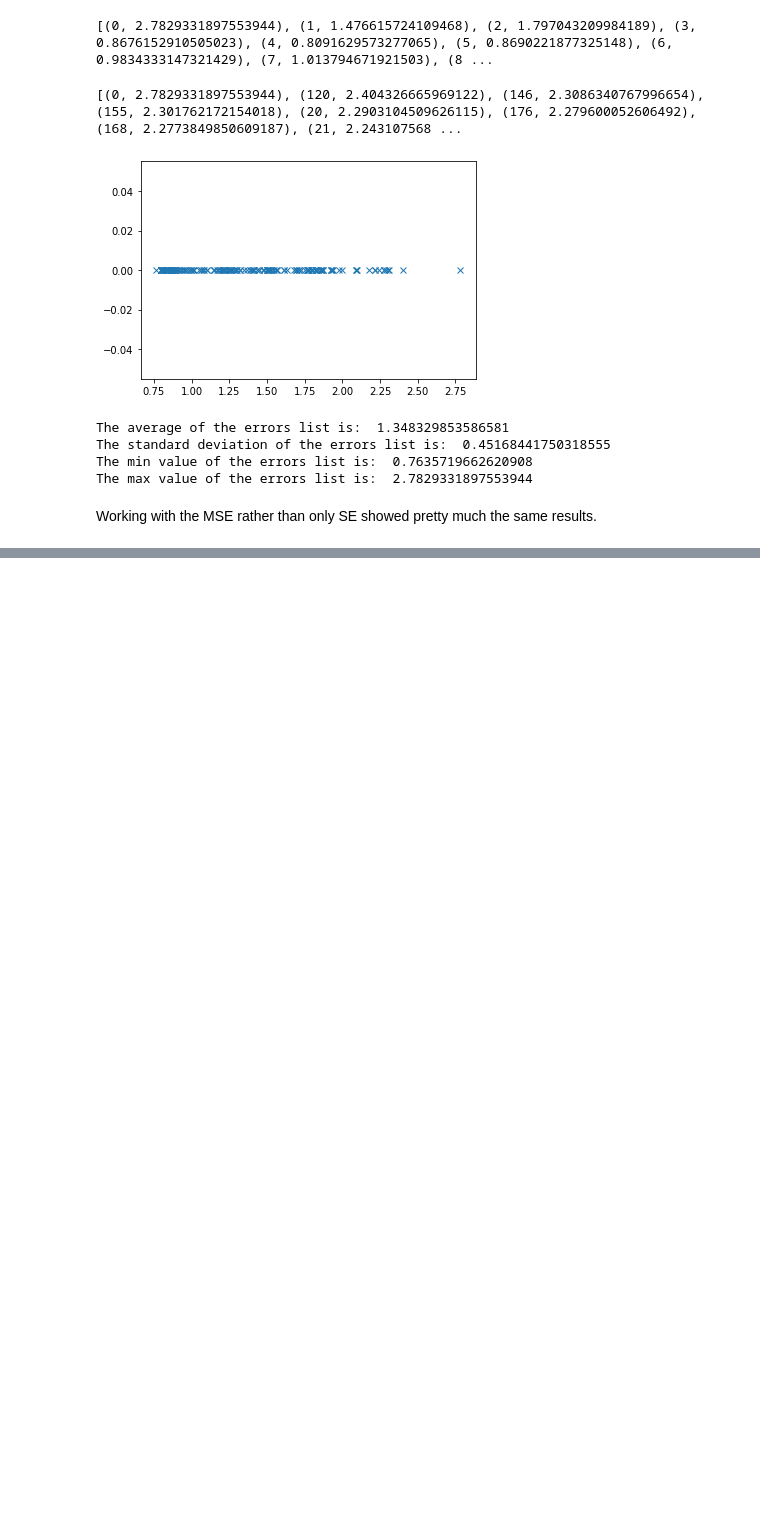
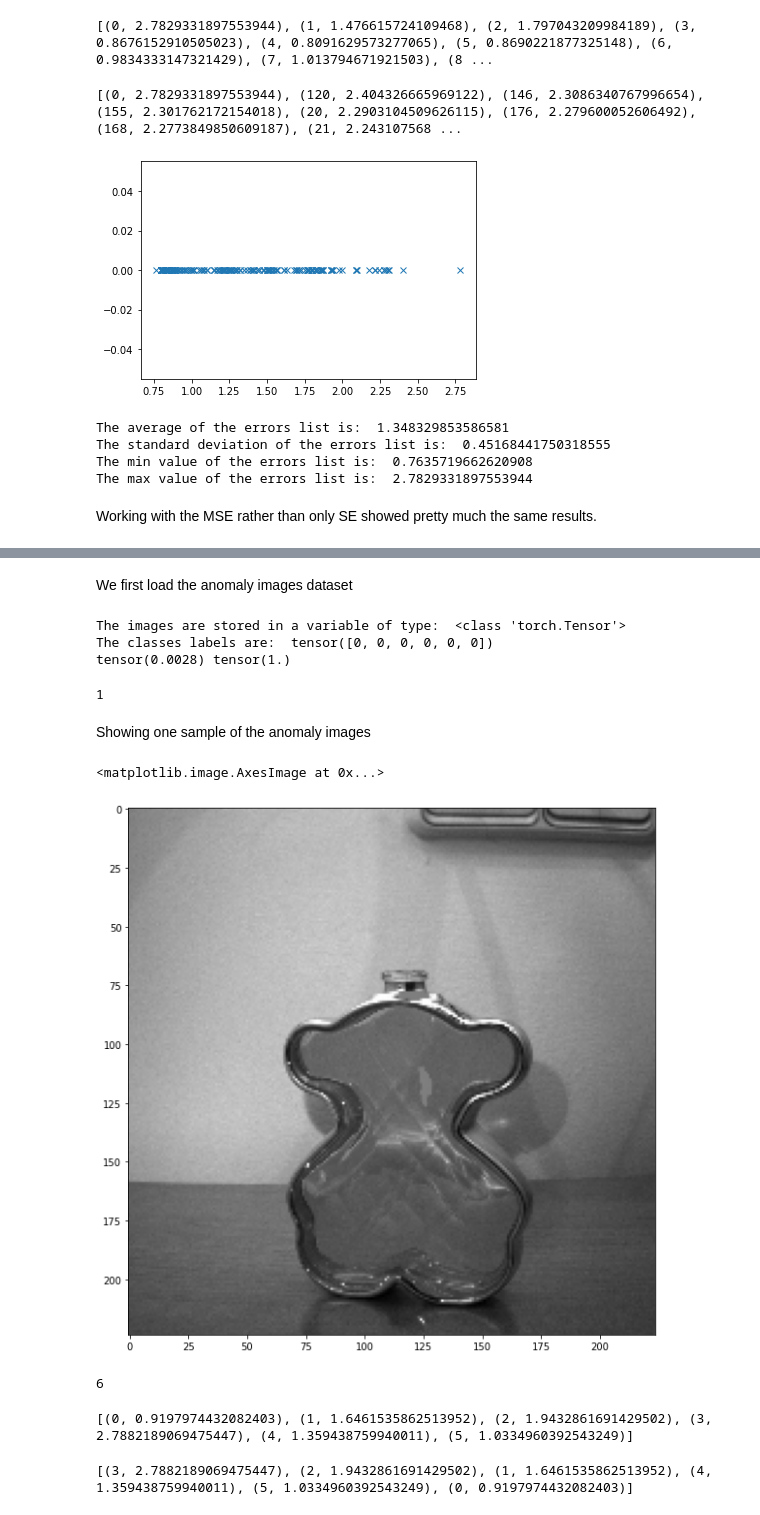
Before and after one commit to AlexCC93/BottlesAnomalies_TFM, a Jupyter notebook: TFM_Autoencoder/pytorch_approach2/Pt_hl_DS1.ipynb, the cells around one changed output, grey strips where cells are left out. Drawn from its saved outputs; the diff is of its cells as text; code cells hidden in the pictures; blank space fills up the shorter version.

Commit message:
added ways to assign probabilites to reconstruction errors

```diff
--- a/TFM_Autoencoder/pytorch_approach2/Pt_hl_DS1.ipynb
+++ b/TFM_Autoencoder/pytorch_approach2/Pt_hl_DS1.ipynb
@@ -536,0 +539,66 @@ Working with the MSE rather than only SE showed pretty much the same results.
+# %% [markdown]
+We first load the anomaly images dataset
+# %%
+data_anomalies = '../../../Images/BottleStoodUp_atNight/Anomalies2.0'      #This is for the home laptop
+transform_characteristics = transforms.Compose([transforms.ToTensor(),
+                                                transforms.Resize(255),
+                                                transforms.CenterCrop(224)])
+dataset_anomalies = datasets.ImageFolder(data_anomalies, transform=transform_characteristics)
+dataloader_anomalies = torch.utils.data.DataLoader(dataset_anomalies, batch_size=32, shuffle=True)
+# %%
+images, labels = next(iter(dataloader_anomalies))
+print("The images are stored in a variable of type: ", type(images))
+print("The classes labels are: ", labels)
+print(torch.min(images), torch.max(images))
+# %% [output]
+The images are stored in a variable of type:  <class 'torch.Tensor'>
+The classes labels are:  tensor([0, 0, 0, 0, 0, 0])
+tensor(0.0028) tensor(1.)
+# %%
+print(len(dataloader_anomalies))
+# %% [output]
+1
+# %% [markdown]
+Showing one sample of the anomaly images
+# %%
+imgs = images.detach().numpy()
+
+single_img = imgs[0]
+img_to_show = single_img * 255
+img_to_show = img_to_show.astype("uint8")
+one_channel_img = img_to_show[0]
+new_img_to_show = np.dstack((one_channel_img, one_channel_img, one_channel_img))
+plt.figure(figsize=(10, 10))
+plt.imshow(new_img_to_show)
+# %% [output]
+<matplotlib.image.AxesImage at 0x...>
+[figure, added]
+# %%
+print(len(dataset_anomalies))
+# %% [output]
+6
+# %%
+result_lst = []
+
+# Grabbing only the first image of the anomalies dataset
+X = dataset_anomalies[0]
+image_in_tensor = X[0]
+
+n_features = len(image_in_tensor[0])  # Get the size of one image of the anomaly images dataset. This is supposed to be 224
+for i in range(len(dataset_anomalies)):
+    X = dataset_anomalies[i]
+    image_in_tensor = X[0]
+    with torch.no_grad():
+        Y = model(image_in_tensor)  # should be same as X
+    err = torch.sum((image_in_tensor-Y)*(image_in_tensor-Y)).item()  # SSE all features
+    err = err/(n_features*3)        # dividing by n_features*3 becuase we have three channels
+    result_lst.append( (i,err) )     # idx of data item, err
+print(result_lst)
+# %% [output]
+[(0, 0.9197974432082403), (1, 1.6461535862513952), (2, 1.9432861691429502), (3, 2.7882189069475447), (4, 1.359438759940011), (5, 1.0334960392543249)]
+# %%
+result_lst.sort(key=lambda x: x[1], \
+reverse=True)  # high error to low
+print(result_lst)
+# %% [output]
+[(3, 2.7882189069475447), (2, 1.9432861691429502), (1, 1.6461535862513952), (4, 1.359438759940011), (5, 1.0334960392543249), (0, 0.9197974432082403)]
```
Also changed, not shown: parts of 43 cells of this notebook, 3 other files.
